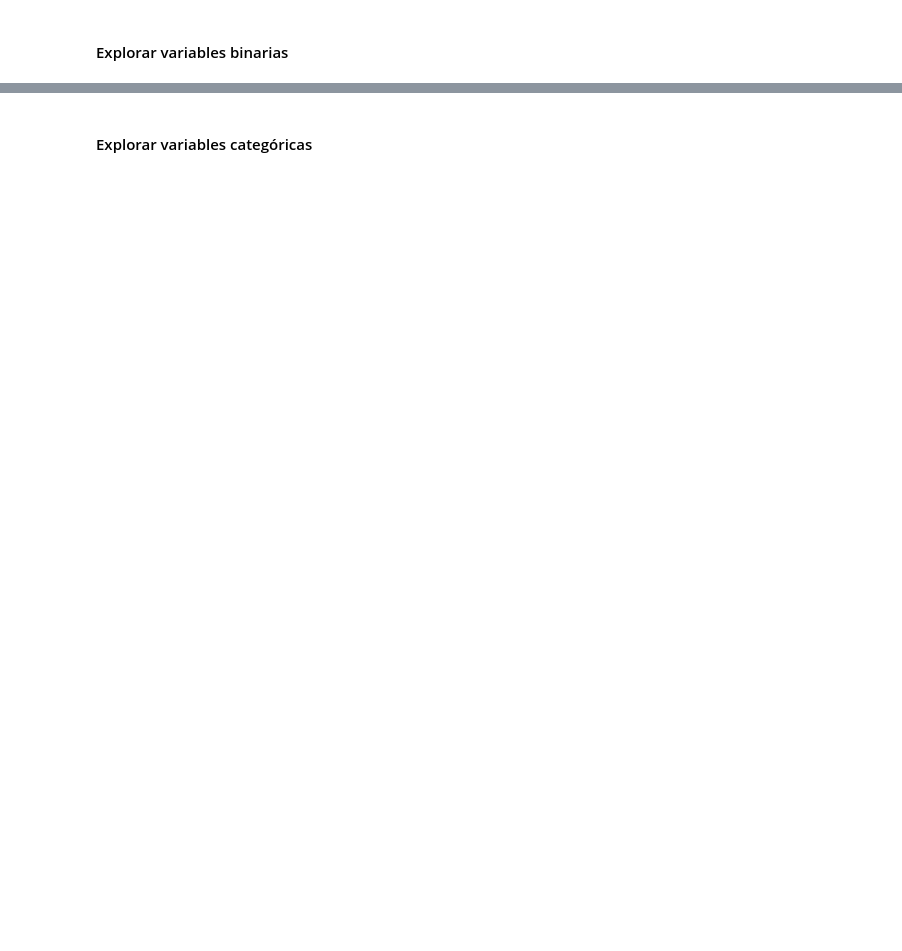
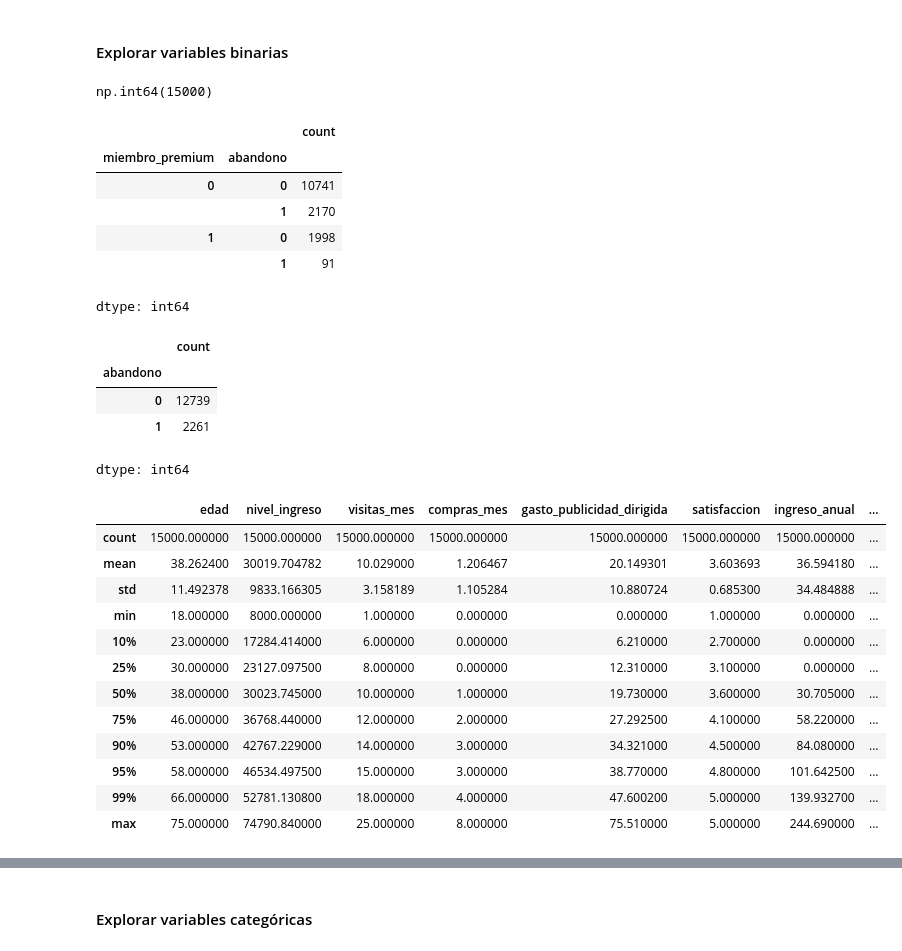
Before and after one commit to FithoGerardo/NovaRetailPlus-E-Commerce-Behavioral-Factors---Correlational-exploratory-analysis., a Jupyter notebook: notebooks/Project-NovaRetail_Gerardo_Olm.ipynb, the cells around one changed output, grey strips where cells are left out. Drawn from its saved outputs; the diff is of its cells as text; code cells hidden in the pictures; blank space fills up the shorter version.

```diff
--- a/notebooks/Project-NovaRetail_Gerardo_Olm.ipynb
+++ b/notebooks/Project-NovaRetail_Gerardo_Olm.ipynb
@@ -171,4 +220,35 @@ Diagnóstico inicial de variables numéricas
 #### Explorar variables binarias
 # %%
 # Verificar que cada columna tenga únicamente dos valores posibles
+display(dfc[col_bool].value_counts().sum()) # = 15,000
+display(dfc[col_bool].value_counts())
+display(dfc['abandono'].value_counts())
+display(dfc[col_num + col_bool].describe(percentiles = [0.1, 0.25, 0.5, 0.75, 0.9, 0.95, 0.99]))
+# %% [output]
+np.int64(15000)
+|  |  | count |
+| miembro_premium | abandono |  |
+| 0 | 0 | 10741 |
+|  | 1 | 2170 |
+| 1 | 0 | 1998 |
+|  | 1 | 91 |
+dtype: int64
+|  | count |
+| abandono |  |
+| 0 | 12739 |
+| 1 | 2261 |
+dtype: int64
+|  | edad | nivel_ingreso | visitas_mes | compras_mes | gasto_publicidad_dirigida | satisfaccion | ingreso_anual | ... |
+| count | 15000.000000 | 15000.000000 | 15000.000000 | 15000.000000 | 15000.000000 | 15000.000000 | 15000.000000 | ... |
+| mean | 38.262400 | 30019.704782 | 10.029000 | 1.206467 | 20.149301 | 3.603693 | 36.594180 | ... |
+| std | 11.492378 | 9833.166305 | 3.158189 | 1.105284 | 10.880724 | 0.685300 | 34.484888 | ... |
+| min | 18.000000 | 8000.000000 | 1.000000 | 0.000000 | 0.000000 | 1.000000 | 0.000000 | ... |
+| 10% | 23.000000 | 17284.414000 | 6.000000 | 0.000000 | 6.210000 | 2.700000 | 0.000000 | ... |
+| 25% | 30.000000 | 23127.097500 | 8.000000 | 0.000000 | 12.310000 | 3.100000 | 0.000000 | ... |
+| 50% | 38.000000 | 30023.745000 | 10.000000 | 1.000000 | 19.730000 | 3.600000 | 30.705000 | ... |
+| 75% | 46.000000 | 36768.440000 | 12.000000 | 2.000000 | 27.292500 | 4.100000 | 58.220000 | ... |
+| 90% | 53.000000 | 42767.229000 | 14.000000 | 3.000000 | 34.321000 | 4.500000 | 84.080000 | ... |
+| 95% | 58.000000 | 46534.497500 | 15.000000 | 3.000000 | 38.770000 | 4.800000 | 101.642500 | ... |
+| 99% | 66.000000 | 52781.130800 | 18.000000 | 4.000000 | 47.600200 | 5.000000 | 139.932700 | ... |
+| max | 75.000000 | 74790.840000 | 25.000000 | 8.000000 | 75.510000 | 5.000000 | 244.690000 | ... |
 # %% [markdown]
```
Also changed, not shown: parts of 41 cells of this notebook.
